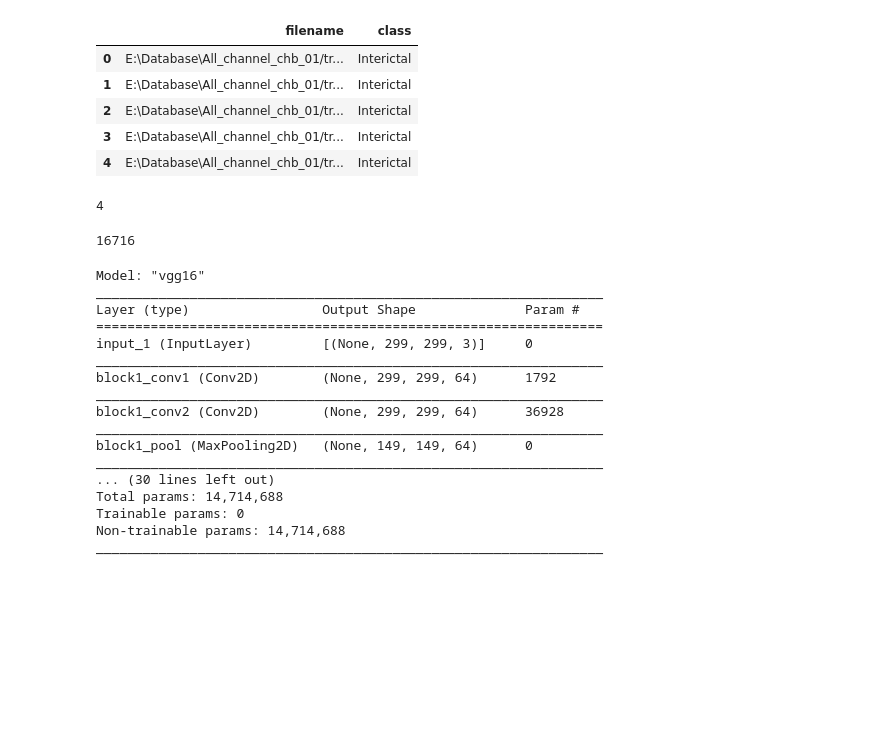
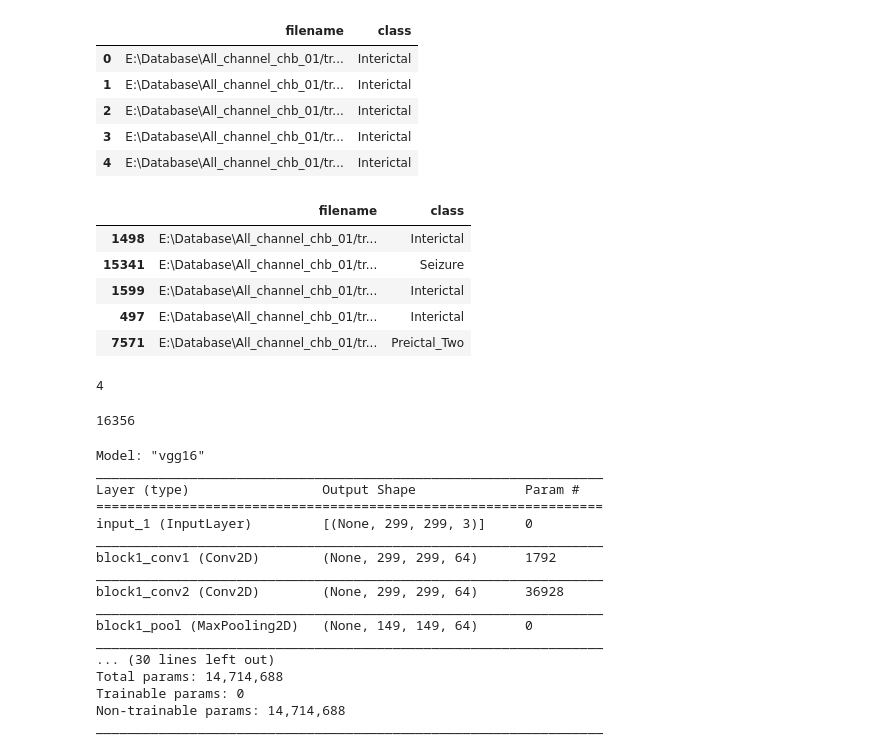
Before and after one commit to nikl1425/DeepLearning_Master, a Jupyter notebook: models/VGG16/vgg16_single_pat_only_sz.ipynb, the cells around one changed output. Saved outputs shown, nothing was run; the diff lists cells and outputs as text; code cells hidden in the pictures; blank space fills up the shorter version.

```diff
--- a/models/VGG16/vgg16_single_pat_only_sz.ipynb
+++ b/models/VGG16/vgg16_single_pat_only_sz.ipynb
@@ -132,7 +128,7 @@ path_list = random.sample(os.listdir(train_path + "/Interictal"), 2)
 def limit_data(data_dir,n=max_n_images):
     a=[]
     for i in os.listdir(data_dir):
-        image_path = random.sample(os.listdir(data_dir+'/'+i), max_n_images)
+        image_path = random.sample(os.listdir(data_dir+'/'+i), n)
         for k,j in enumerate(image_path):
             if k>n:continue
             a.append((f'{data_dir}/{i}/{j}',i))
@@ -151,11 +147,19 @@ balanced_data.head()
 # %%
 from sklearn.utils import shuffle
 
 balanced_data = shuffle(balanced_data)
+balanced_data.head()
+# %% [output]
+|  | filename | class |
+| 1498 | E:\Database\All_channel_chb_01/tr... | Interictal |
+| 15341 | E:\Database\All_channel_chb_01/tr... | Seizure |
+| 1599 | E:\Database\All_channel_chb_01/tr... | Interictal |
+| 497 | E:\Database\All_channel_chb_01/tr... | Interictal |
+| 7571 | E:\Database\All_channel_chb_01/tr... | Preictal_Two |
 # %%
 print(balanced_data['class'].nunique())
 balanced_data['filename'].nunique()
 # %% [output]
 4
-16716
+16356
 # %%
```
Also changed, not shown: parts of 30 cells of this notebook, 5 other files.
